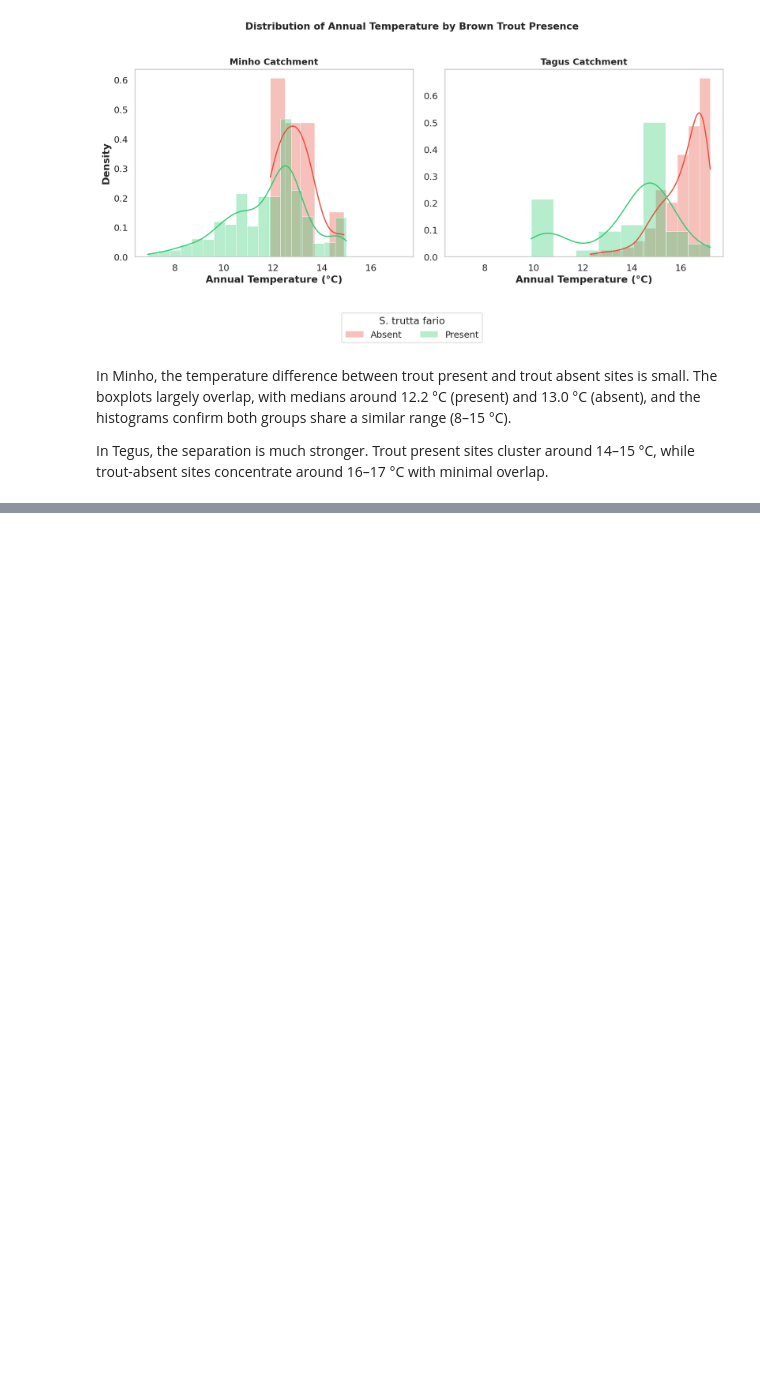
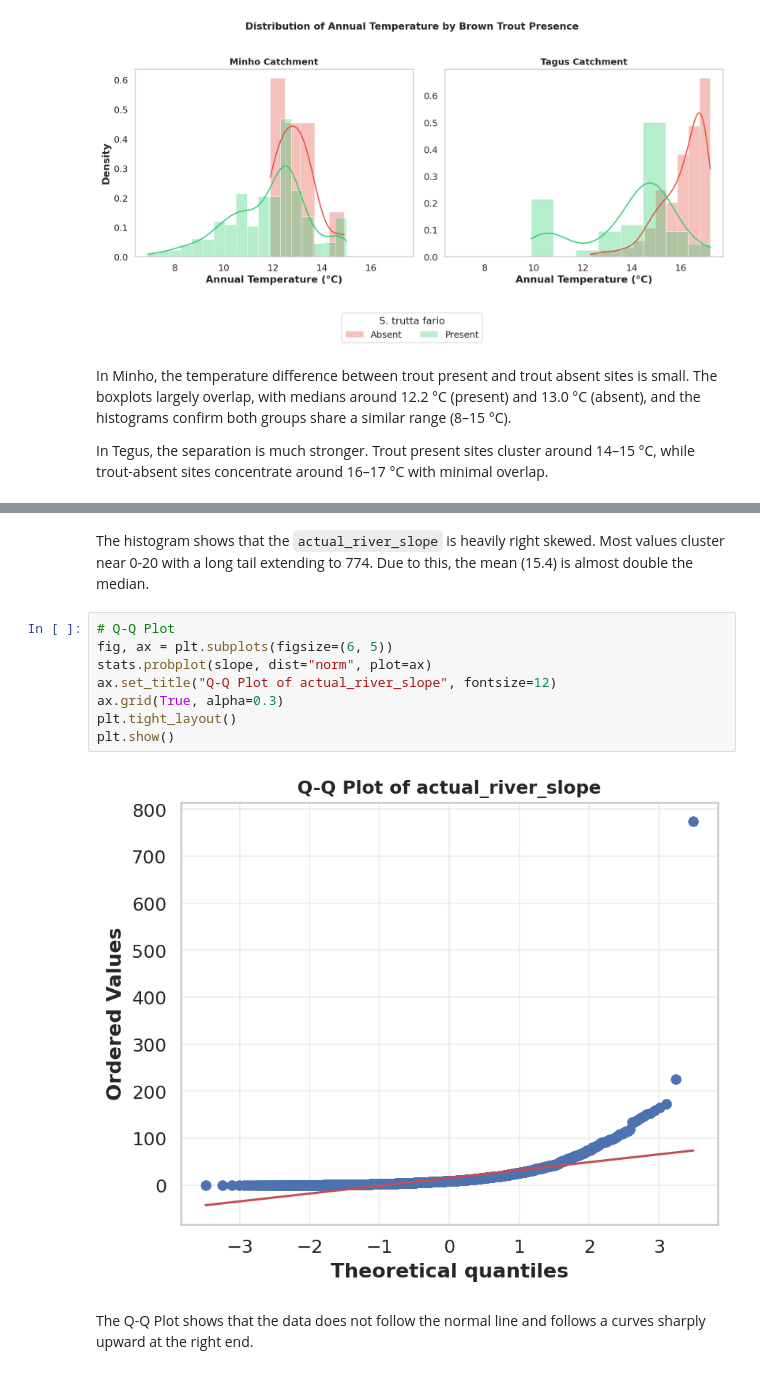
Before and after one commit to dgonzales1222/greends_avcad_exercises, a Jupyter notebook: exercise_04/avcad_exer04_dgonzales.ipynb, the cells around one changed output, grey strips where cells are left out. Saved outputs shown, nothing was run; the diff lists cells and outputs as text; blank space fills up the shorter version.

```diff
--- a/exercise_04/avcad_exer04_dgonzales.ipynb
+++ b/exercise_04/avcad_exer04_dgonzales.ipynb
@@ -216,0 +247,14 @@ In Tegus, the separation is much stronger. Trout present sites cluster around 14
+# %% [markdown]
+The histogram shows that the `actual_river_slope` is heavily right skewed. Most values cluster near 0-20 with a long tail extending to 774. Due to this, the mean (15.4) is almost double the median.
+# %%
+# Q-Q Plot
+fig, ax = plt.subplots(figsize=(6, 5))
+stats.probplot(slope, dist="norm", plot=ax)
+ax.set_title("Q-Q Plot of actual_river_slope", fontsize=12)
+ax.grid(True, alpha=0.3)
+plt.tight_layout()
+plt.show()
+# %% [output]
+[figure, added]
+# %% [markdown]
+The Q-Q Plot shows that the data does not follow the normal line and follows a curves sharply upward at the right end.
```
Also changed, not shown: parts of 6 cells of this notebook.
